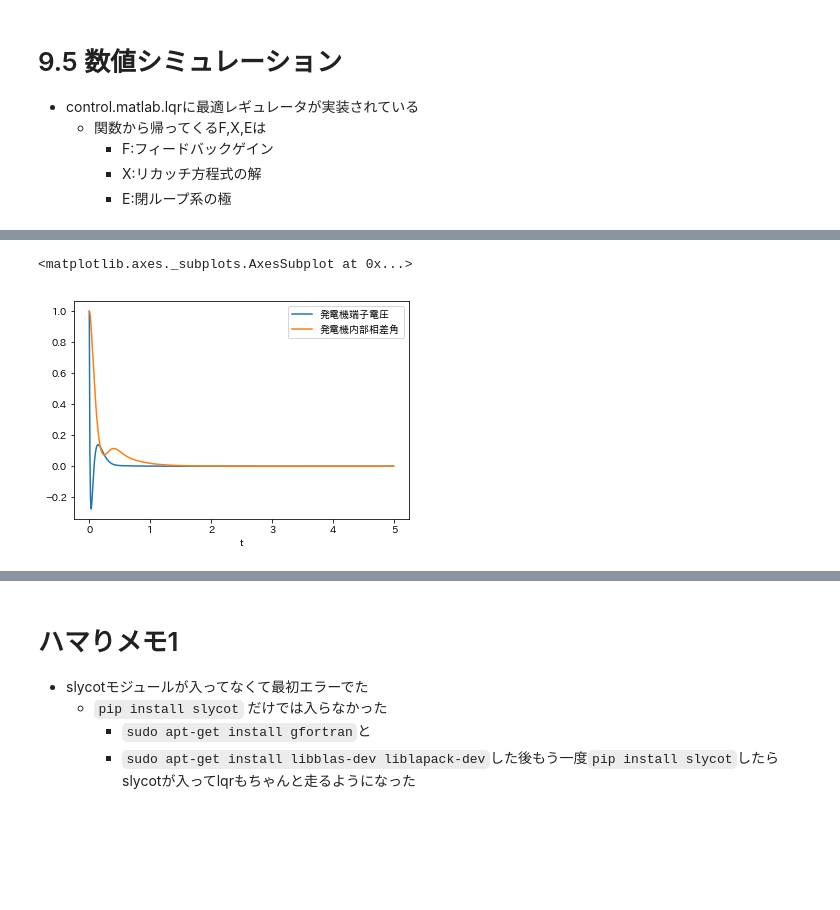
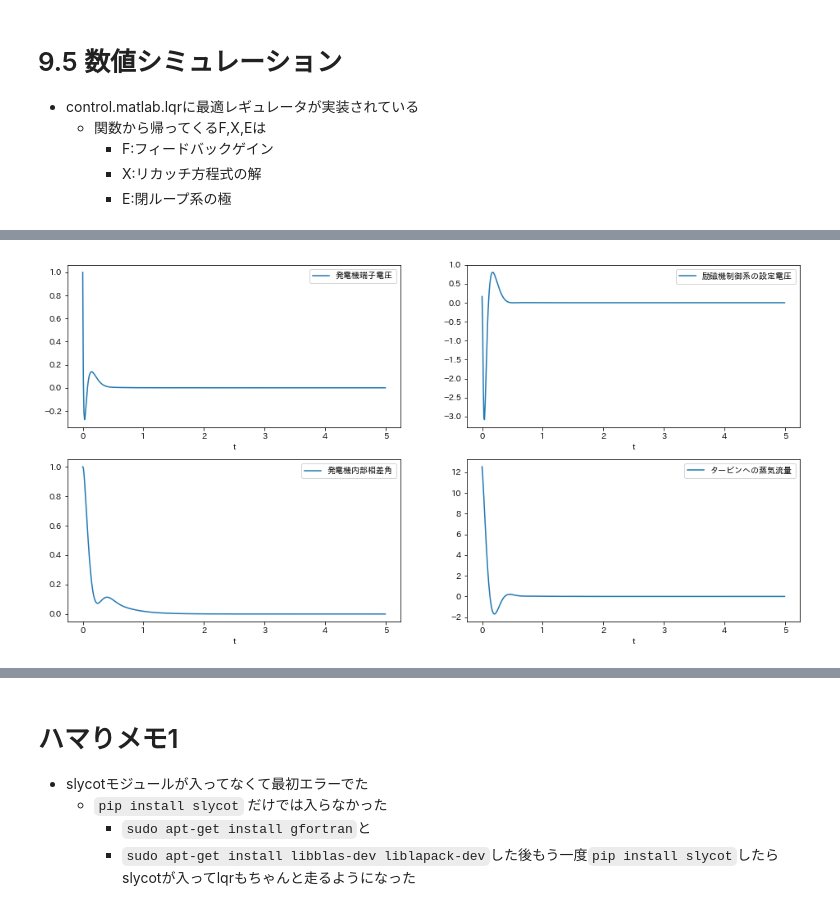
Before and after one commit to gomi-kuzu/wakariyasui_modern_control, a Jupyter notebook: 9章らへん.ipynb, the cells around one changed output, grey strips where cells are left out. Drawn from its saved outputs; the diff is of its cells as text; code cells hidden in the pictures; blank space fills up the shorter version.

```diff
--- a/9章らへん.ipynb
+++ b/9章らへん.ipynb
@@ -65,7 +83,18 @@ y, tt = matlab.initial(sys, Td, X0)
-# %%
-df = pd.concat((pd.DataFrame(tt), pd.DataFrame(y)), axis = 1)
-df.columns = ["t", output_names[0], output_names[1]]
-df.plot(x = "t")
-# %% [output]
-<matplotlib.axes._subplots.AxesSubplot at 0x...>
-[figure, removed]
+# %%
+df = pd.concat((pd.DataFrame(tt), pd.DataFrame(y) ,pd.DataFrame(np.dot(x, -F.T))), axis = 1) #u =-Fx
+df.columns = ["t", output_names[0], output_names[1], input_names[0], input_names[1]]
+
+fig = plt.figure(figsize=(16,8))
+ax1 = fig.add_subplot(2, 2, 1)
+ax2 = fig.add_subplot(2, 2, 3)
+ax3 = fig.add_subplot(2, 2, 2)
+ax4 = fig.add_subplot(2, 2, 4)
+
+df.plot(ax = ax1, x = "t", y = output_names[0])
+df.plot(ax = ax2, x = "t", y = output_names[1])
+df.plot(ax = ax3, x = "t", y = input_names[0])
+df.plot(ax = ax4, x = "t", y = input_names[1])
+
+plt.show()
+# %% [output]
+[figure, added]
```
Also changed, not shown: parts of 18 cells of this notebook.
